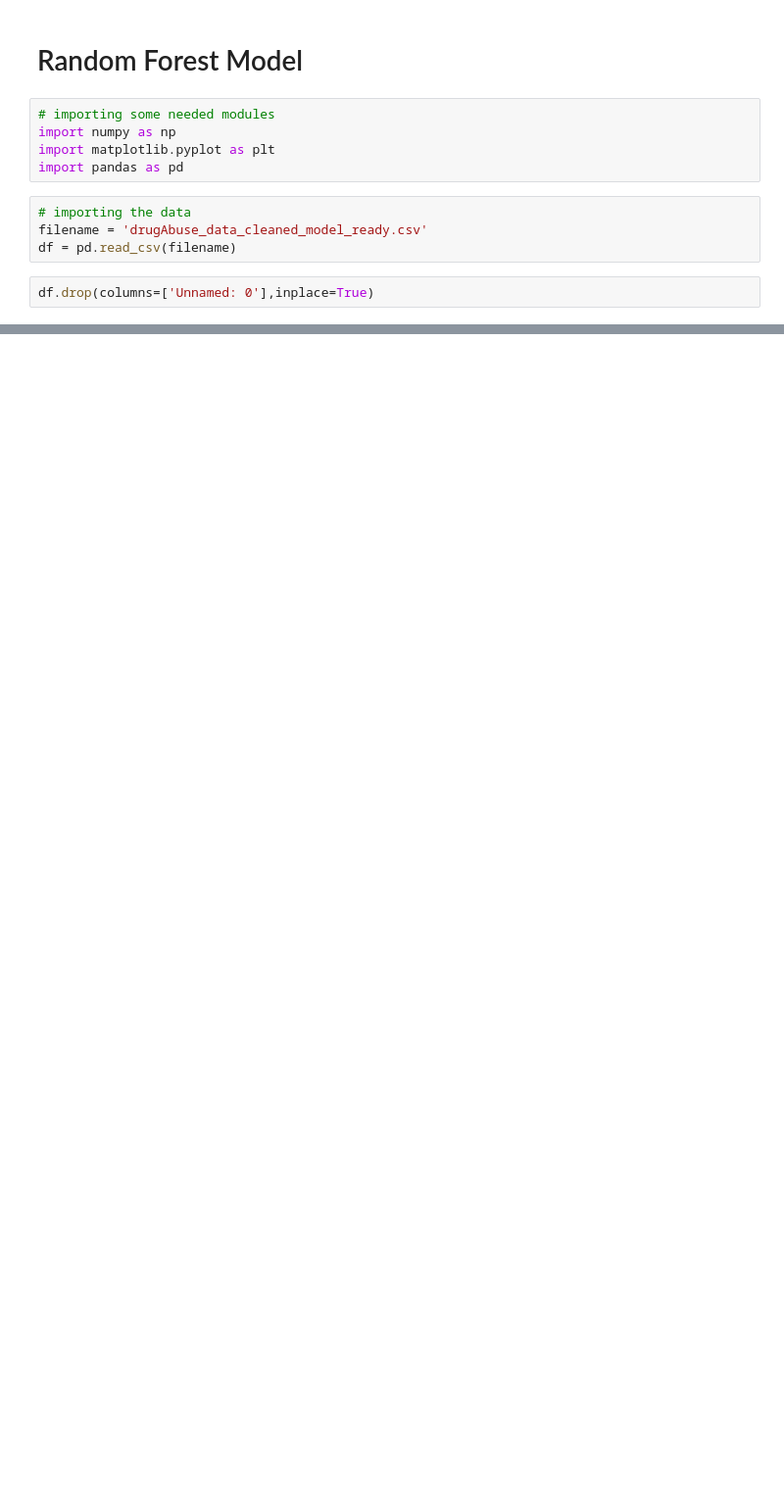
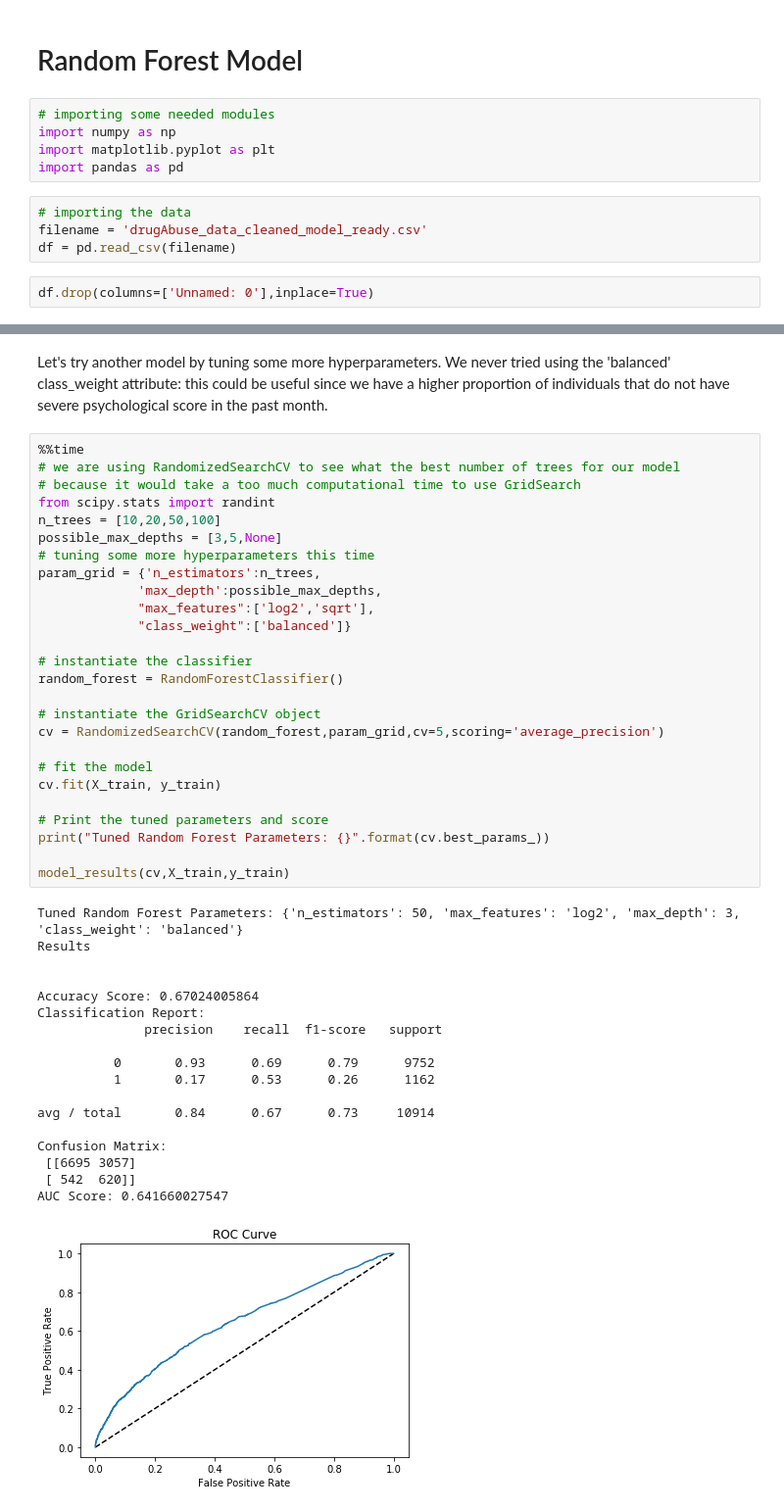
Before and after one commit to rajs96/data_science, a Jupyter notebook: drugAbuse_mentalHealth_proj/Models/random_forest/Random Forest.ipynb, the cells around one changed output, grey strips where cells are left out. Shown at 98% size. Cells and saved outputs as stored; diff of their text form; blank space fills up the shorter version.

```diff
--- a/drugAbuse_mentalHealth_proj/Models/random_forest/Random Forest.ipynb
+++ b/drugAbuse_mentalHealth_proj/Models/random_forest/Random Forest.ipynb
@@ -101,0 +135,47 @@ AUC Score: 1.0
+# %% [markdown]
+Let's try another model by tuning some more hyperparameters. We never tried using the 'balanced' class_weight attribute: this could be useful since we have a higher proportion of individuals that do not have severe psychological score in the past month.
+# %%
+%%time
+# we are using RandomizedSearchCV to see what the best number of trees for our model
+# because it would take a too much computational time to use GridSearch
+from scipy.stats import randint
+n_trees = [10,20,50,100]
+possible_max_depths = [3,5,None]
+# tuning some more hyperparameters this time
+param_grid = {'n_estimators':n_trees,
+             'max_depth':possible_max_depths,
+             "max_features":['log2','sqrt'],
+             "class_weight":['balanced']}
+
+# instantiate the classifier
+random_forest = RandomForestClassifier()
+
+# instantiate the GridSearchCV object
+cv = RandomizedSearchCV(random_forest,param_grid,cv=5,scoring='average_precision')
+
+# fit the model
+cv.fit(X_train, y_train)
+
+# Print the tuned parameters and score
+print("Tuned Random Forest Parameters: {}".format(cv.best_params_))
+
+model_results(cv,X_train,y_train)
+# %% [output]
+Tuned Random Forest Parameters: {'n_estimators': 50, 'max_features': 'log2', 'max_depth': 3, 'class_weight': 'balanced'}
+Results
+
+
+Accuracy Score: 0.67024005864
+Classification Report:
+              precision    recall  f1-score   support
+
+          0       0.93      0.69      0.79      9752
+          1       0.17      0.53      0.26      1162
+
+avg / total       0.84      0.67      0.73     10914
+
+Confusion Matrix:
+ [[6695 3057]
+ [ 542  620]]
+AUC Score: 0.641660027547
+[figure, added]
```
Also changed, not shown: parts of 17 cells of this notebook, 4 other files.
